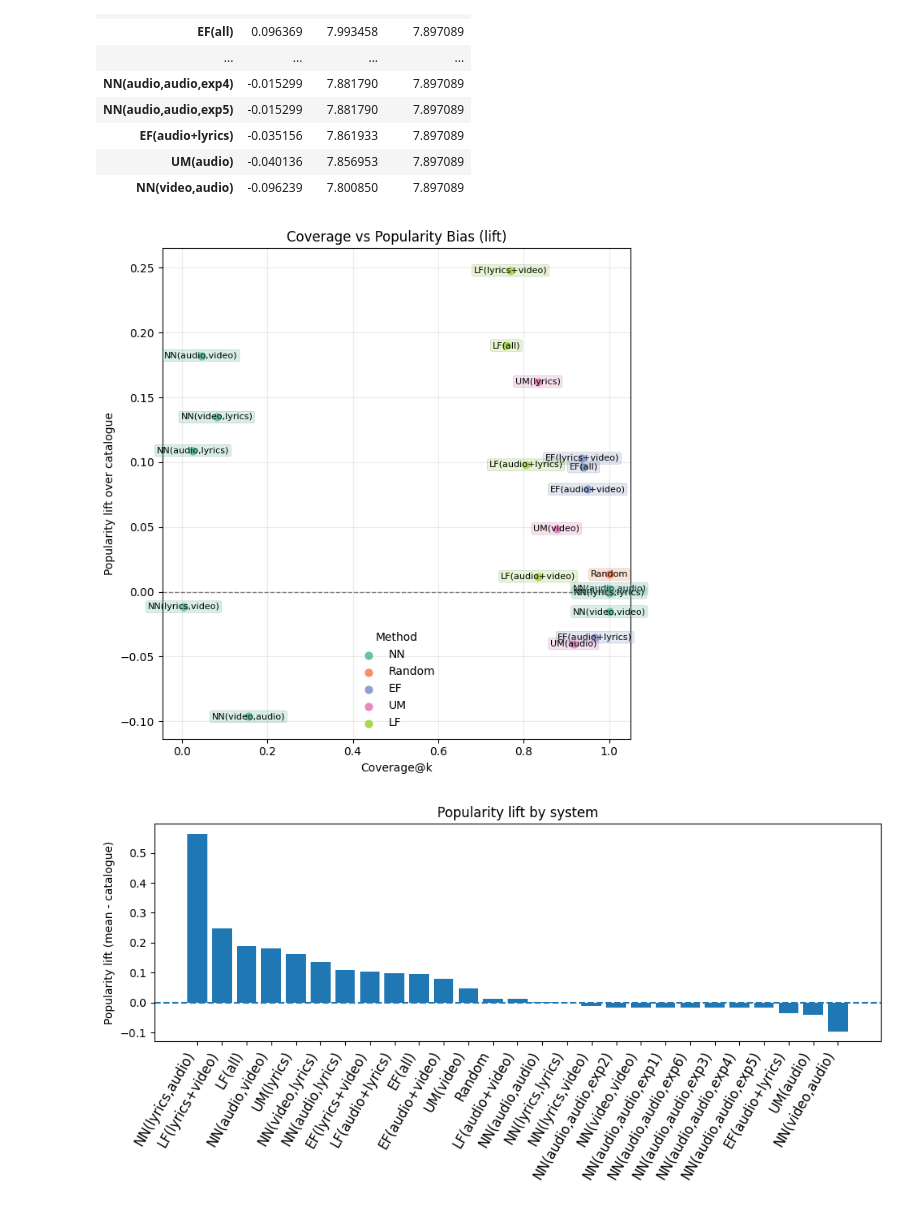
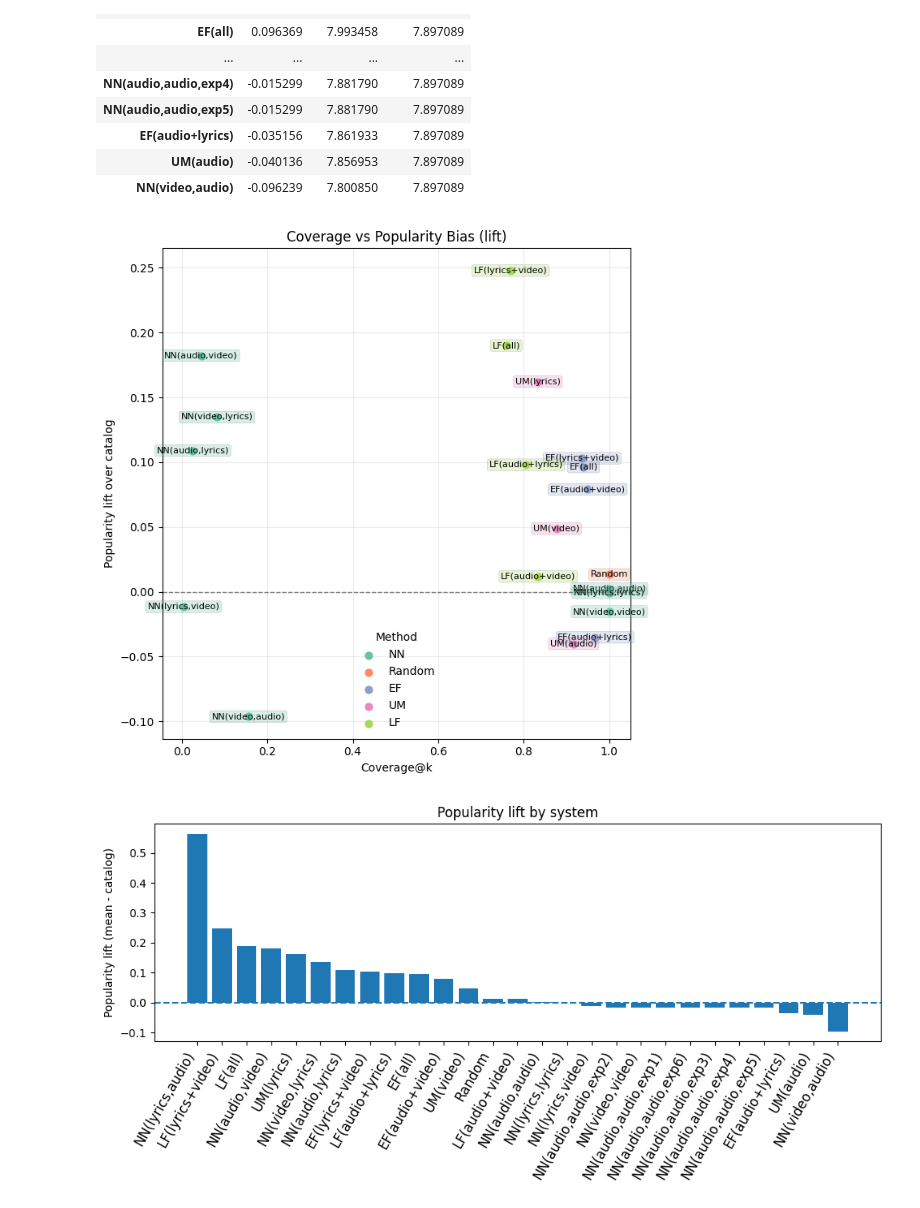
Before and after one commit to JasminKro/mmsr-2025, a Jupyter notebook: evaluation.ipynb, the cells around one changed output. Drawn from its saved outputs; the diff is of its cells as text; code cells hidden in the pictures.

Commit message:
rename catalogue to catalog

```diff
--- a/evaluation.ipynb
+++ b/evaluation.ipynb
@@ -883,35 +883,35 @@ for g in unique_groups:
     )
 
 for i, (name, row) in enumerate(df_plot.iterrows()):
     g = name.split("(", 1)[0]
 
     plt.annotate(
         name,
         (row["coverage"], row["pop_lift"]),
         fontsize=8,
         ha="center",
         va="center",
         bbox=dict(
             boxstyle="round,pad=0.2",
             fc=color_map[g],
             alpha=0.25,
             lw=0.3,
         ),
         arrowprops=dict(arrowstyle="-", lw=0.5, alpha=0.6)
     )
 
 plt.xlabel("Coverage@k")
-plt.ylabel("Popularity lift over catalogue")
+plt.ylabel("Popularity lift over catalog")
 plt.title("Coverage vs Popularity Bias (lift)")
 plt.axhline(0, linestyle="--", linewidth=1, color="gray")
 plt.grid(alpha=0.25)
 plt.legend(title="Method", frameon=False)
 plt.tight_layout()
 out_path = os.path.join("eval_images", "coverage_vs_pop.png")
 plt.savefig(out_path, dpi=500, bbox_inches="tight")
 plt.show()
 # %% [output]
-[figure, old version]
+[figure, new version]
 # %%
 df_plot = df_beyond.sort_values("pop_lift", ascending=False)
 
```
Also changed, not shown: parts of 1 cell of this notebook, 2 other files.
